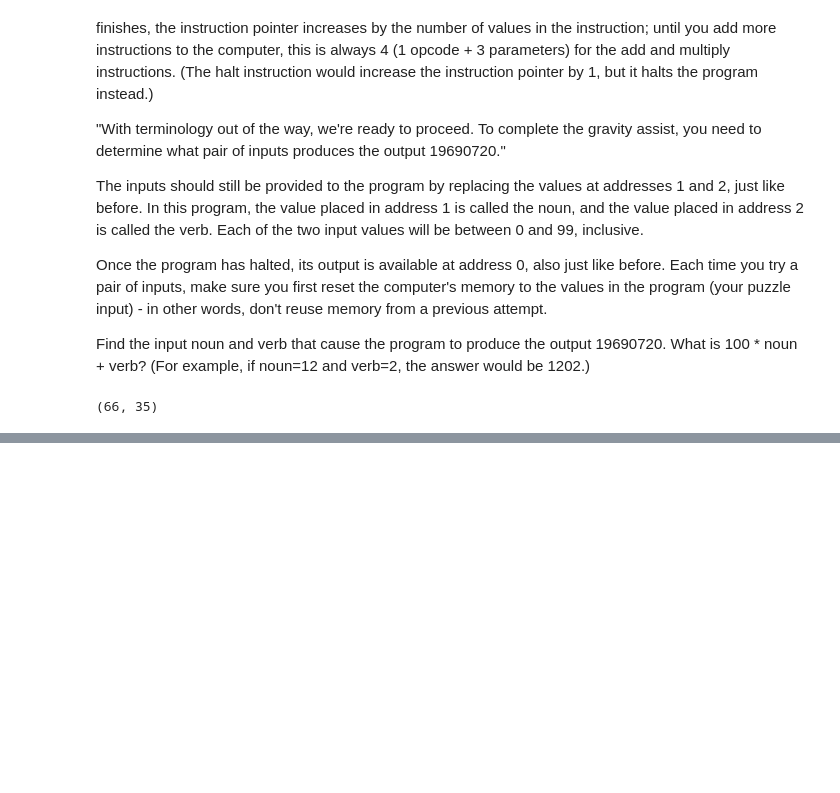
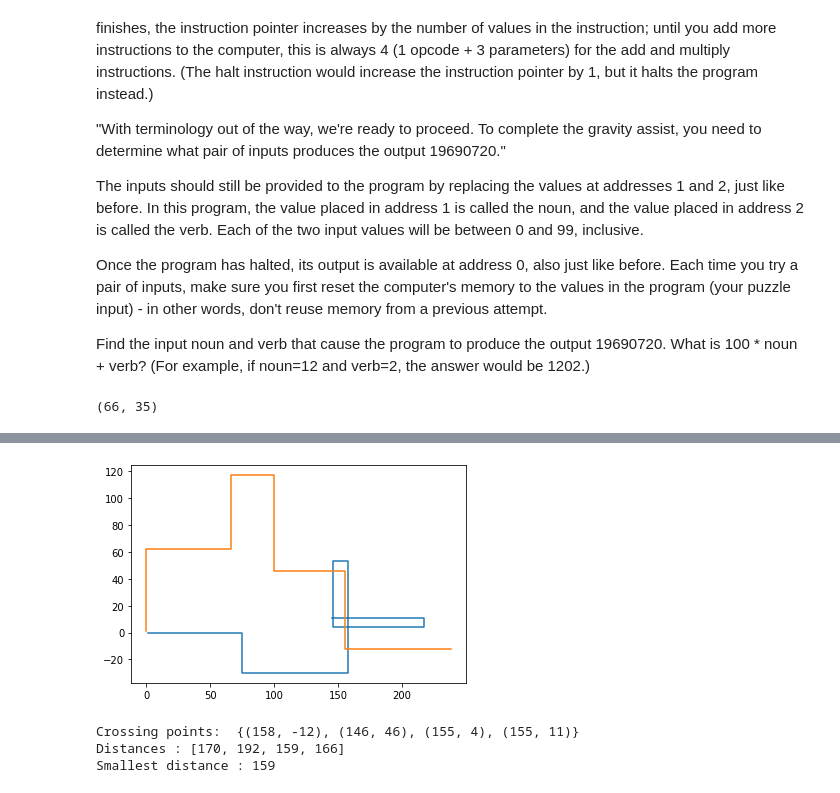
Before and after one commit to jbachhardie/advent-of-code-2019, a Jupyter notebook: advent-of-code-2019.ipynb, the cells around one changed output, grey strips where cells are left out. Cells and saved outputs as stored; diff of their text form; code cells hidden in the pictures; blank space fills up the shorter version.

```diff
--- a/advent-of-code-2019.ipynb
+++ b/advent-of-code-2019.ipynb
@@ -303,0 +403,7 @@ solve_day2_problem2(19690720)
+# %%
+analyze_wire_paths("R75,D30,R83,U83,L12,D49,R71,U7,L72", "U62,R66,U55,R34,D71,R55,D58,R83")
+# %% [output]
+[figure, added]
+Crossing points:  {(158, -12), (146, 46), (155, 4), (155, 11)}
+Distances : [170, 192, 159, 166]
+Smallest distance : 159
```
Also changed, not shown: parts of 4 cells of this notebook.
